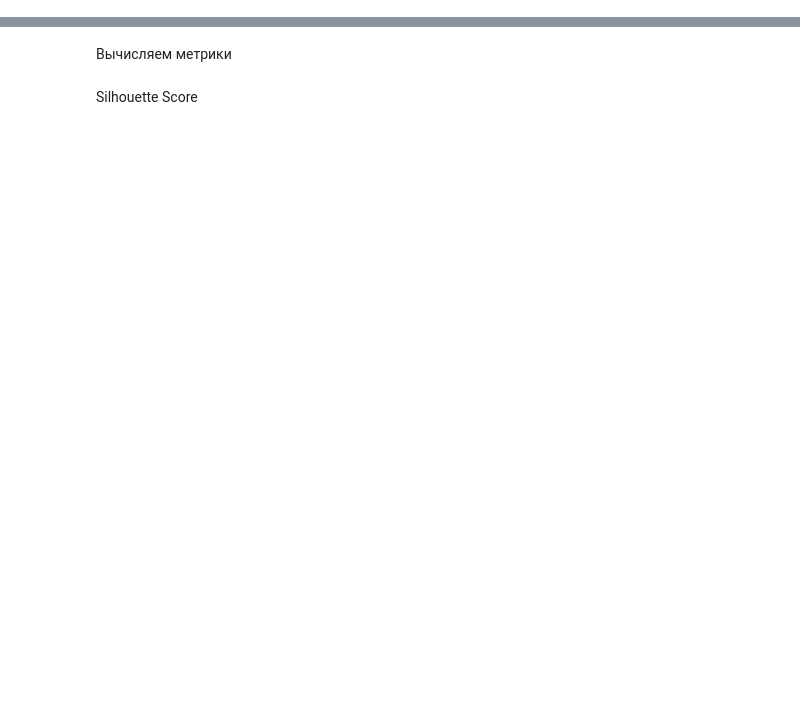
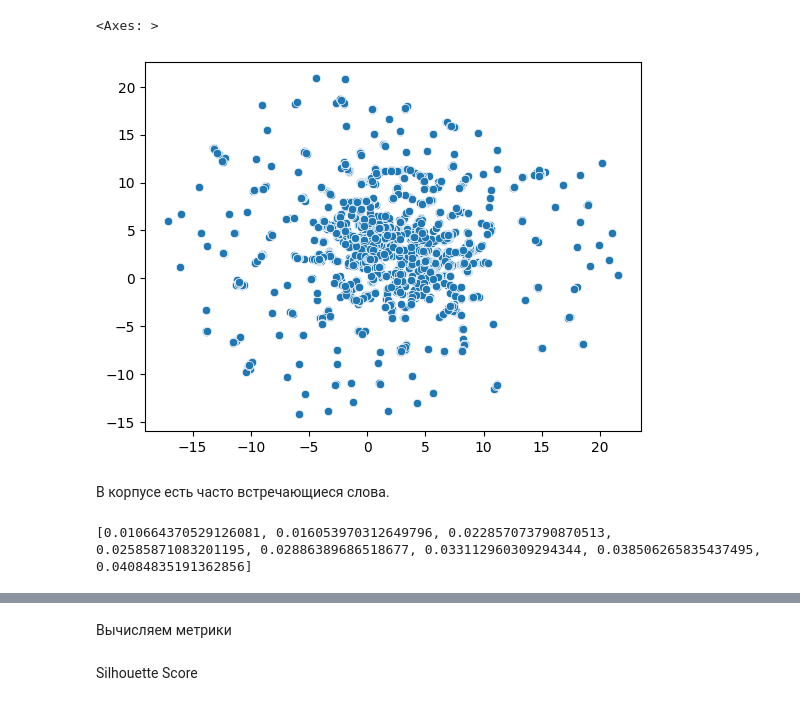
Before and after one commit to YLysov0017/Pproject, a Jupyter notebook: EXAMNE.ipynb, the cells around one changed output, grey strips where cells are left out. Drawn from its saved outputs; the diff is of its cells as text; code cells hidden in the pictures; blank space fills up the shorter version.

```diff
--- a/EXAMNE.ipynb
+++ b/EXAMNE.ipynb
@@ -141,0 +151,4 @@ df
+# %%
+df["Должность адресата"] = "Другой"
+df.loc[df["Организация"].str.contains(r'^(.*?(\Министерство\b)[^$]*)$'), "Должность адресата"] = "Генеральный директор"
+df
@@ -141,0 +238,24 @@ df
+# %%
+from sklearn.feature_extraction.text import CountVectorizer, HashingVectorizer, TfidfVectorizer
+
+
+corpus1 = data['НФ_крат'].to_list()
+corpus2 = data['НФ_орг'].to_list()
+count_vectorizer = CountVectorizer()
+hashing_vectorizer = HashingVectorizer(n_features=1000)
+tfidf_vectorizer = TfidfVectorizer()
+# %%
+tfidf1_vectorizer = tfidf_vectorizer.fit_transform(corpus1)
+tfidf2_vectorizer = tfidf_vectorizer.fit_transform(corpus2)
+# %%
+from sklearn.cluster import KMeans, DBSCAN, AgglomerativeClustering
+from sklearn.metrics import silhouette_score, davies_bouldin_score
+from sklearn.manifold import TSNE
+
+X_embedded1 = UMAP(n_components=10, n_neighbors=4, random_state=42, n_jobs=1).fit_transform(tfidf1_vectorizer)
+X_embedded2 = UMAP(n_components=10, n_neighbors=4, random_state=42, n_jobs=1).fit_transform(tfidf2_vectorizer)
+
+X_embedded_visual1 = UMAP(n_components = 2, n_neighbors=4, random_state=42, n_jobs=1).fit_transform(tfidf1_vectorizer)
+X_embedded_visual2 = UMAP(n_components = 2, n_neighbors=4, random_state=42, n_jobs=1).fit_transform(tfidf2_vectorizer)
+X_embedded1[:5]
+X_embedded_visual1[:5]
@@ -141,0 +278,20 @@ df
+# %%
+
+sns.scatterplot(x=X_embedded_visual1[:, 0], y=X_embedded_visual1[:, 1])
+# %% [output]
+<Axes: >
+[figure, added]
+# %% [markdown]
+В корпусе есть часто встречающиеся слова.
+# %%
+kmeans_scores = []
+
+for k in range(2, 10):
+    kmeans = KMeans(n_clusters=k, n_init=10, random_state=42)
+    kmeans.fit(tfidf1_vectorizer)
+    score = silhouette_score(tfidf1_vectorizer, kmeans.labels_)
+    kmeans_scores.append(score)
+
+print(kmeans_scores)
+# %% [output]
+[0.010664370529126081, 0.016053970312649796, 0.022857073790870513, 0.02585871083201195, 0.02886389686518677, 0.033112960309294344, 0.038506265835437495, 0.04084835191362856]
```
Also changed, not shown: parts of 34 cells of this notebook.
